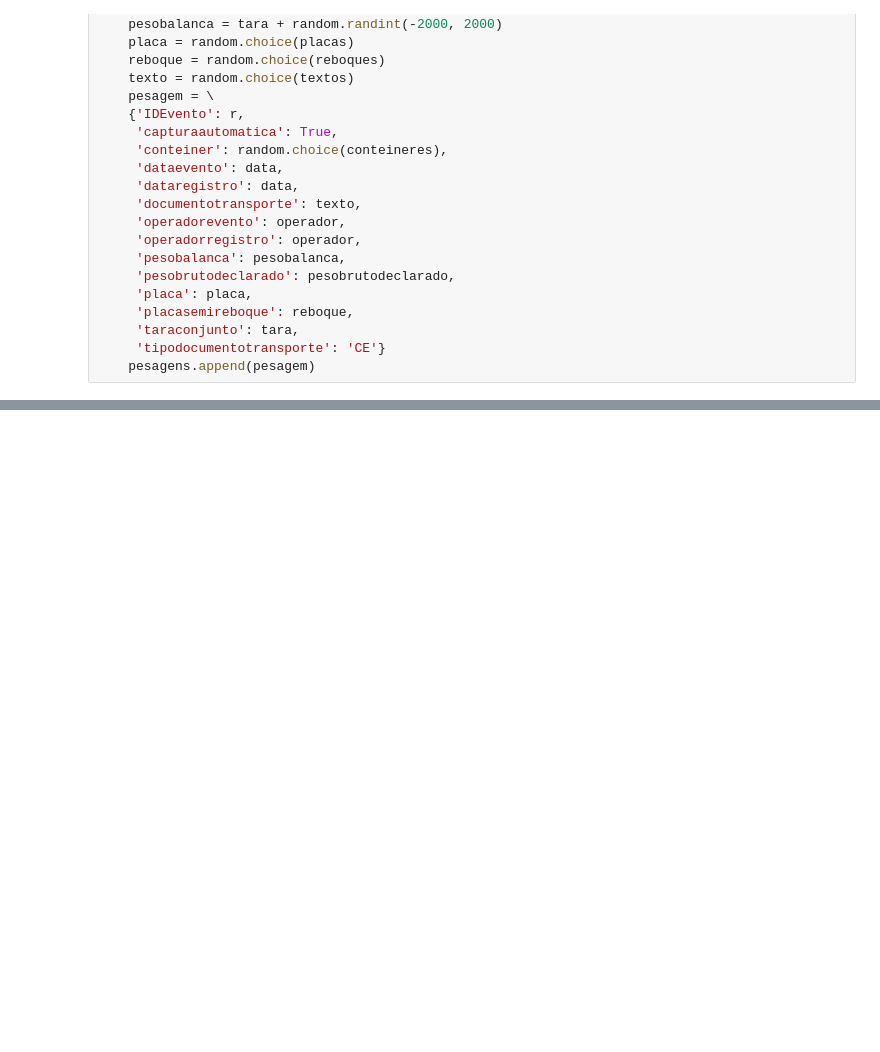
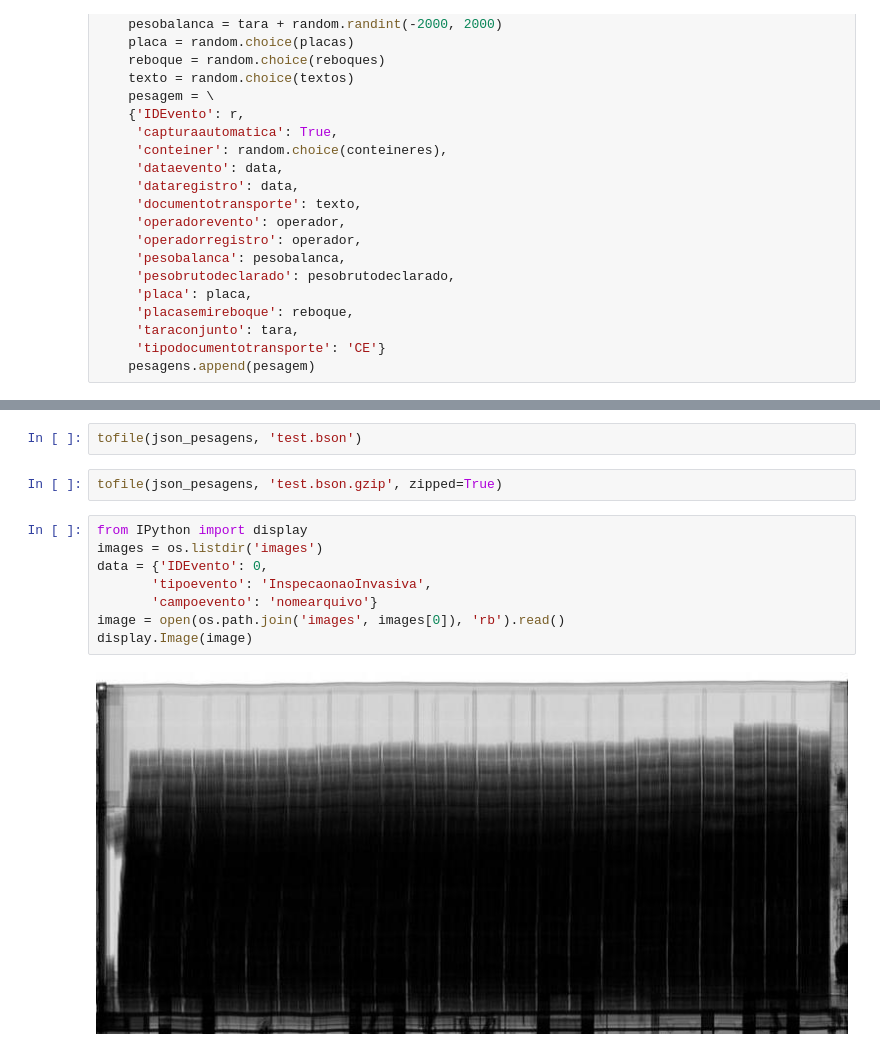
Before and after one commit to IvanBrasilico/ade02rest, a Jupyter notebook: notebooks/TestAPILoad.ipynb, the cells around one changed output, grey strips where cells are left out. Cells and saved outputs as stored; diff of their text form; blank space fills up the shorter version.

```diff
--- a/notebooks/TestAPILoad.ipynb
+++ b/notebooks/TestAPILoad.ipynb
@@ -121,0 +166,14 @@ for IDEvento in range(CARGA):
+# %%
+tofile(json_pesagens, 'test.bson')
+# %%
+tofile(json_pesagens, 'test.bson.gzip', zipped=True)
+# %%
+from IPython import display
+images = os.listdir('images')
+data = {'IDEvento': 0,
+       'tipoevento': 'InspecaonaoInvasiva',
+       'campoevento': 'nomearquivo'}
+image = open(os.path.join('images', images[0]), 'rb').read()
+display.Image(image)
+# %% [output]
+[figure, added]
```
Also changed, not shown: parts of 22 cells of this notebook, 7 other files.
